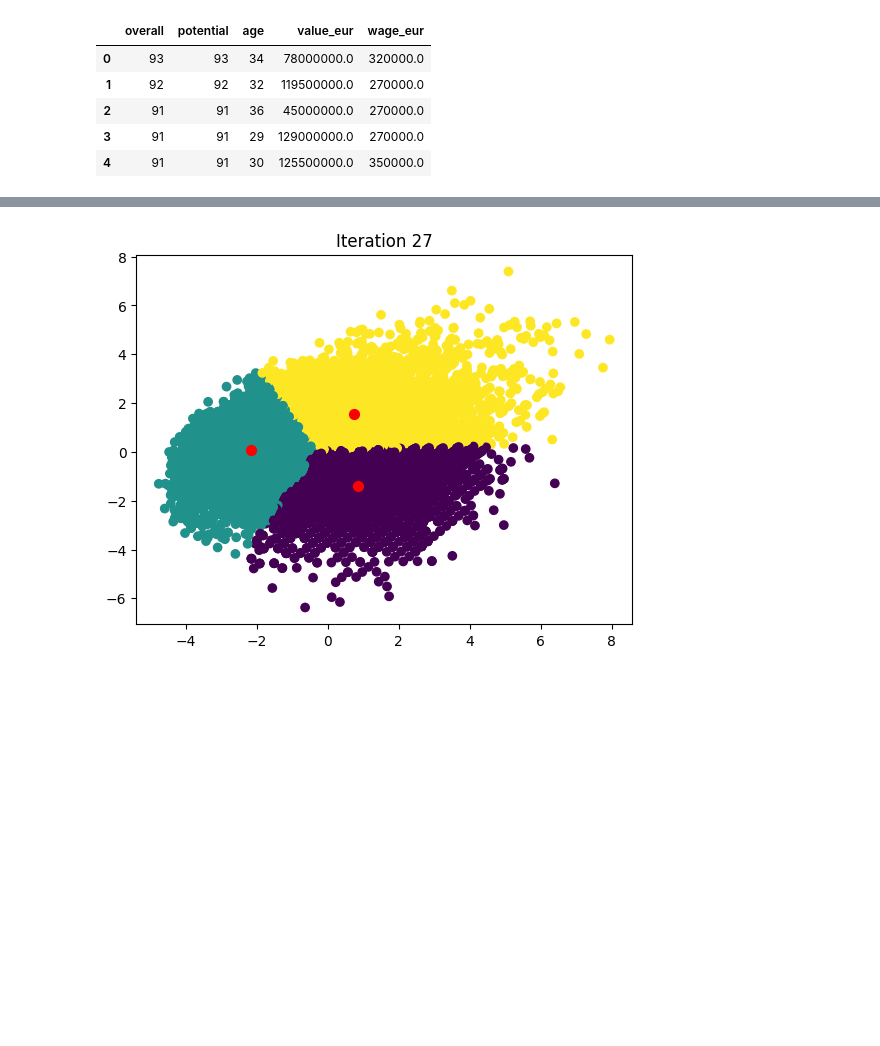
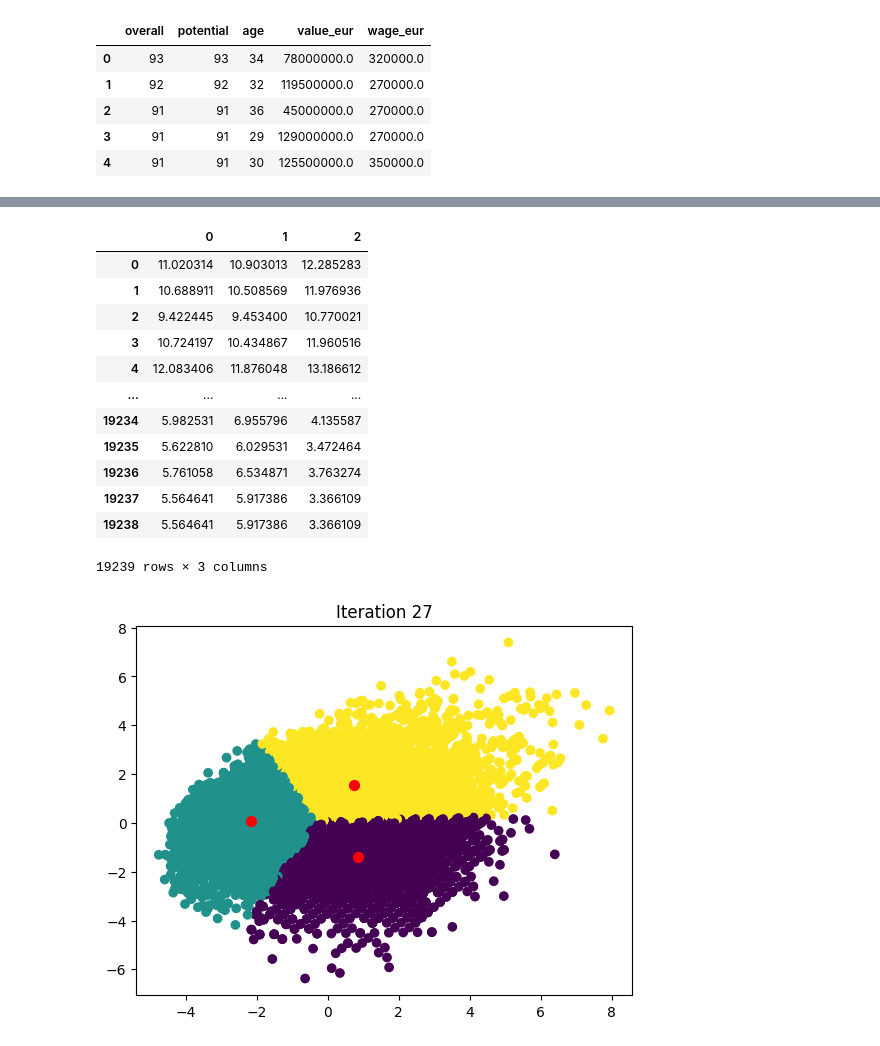
Before and after one commit to Shaik-Amaan-Ahmed/statistics, a Jupyter notebook: ml/k-means.ipynb, the cells around one changed output, grey strips where cells are left out. Drawn from its saved outputs; the diff is of its cells as text; code cells hidden in the pictures; blank space fills up the shorter version.

```diff
--- a/ml/k-means.ipynb
+++ b/ml/k-means.ipynb
@@ -60,6 +60,23 @@ centroids
 def get_labels(data,centroids):
     distances = centroids.apply(lambda x: np.sqrt(((data - x)**2).sum(axis = 1)))
     return distances.idxmin(axis=1)
+# %%
+distances = centroids.apply(lambda x: np.sqrt(((data - x)**2).sum(axis = 1)))
+distances
+# %% [output]
+|  | 0 | 1 | 2 |
+| 0 | 11.020314 | 10.903013 | 12.285283 |
+| 1 | 10.688911 | 10.508569 | 11.976936 |
+| 2 | 9.422445 | 9.453400 | 10.770021 |
+| 3 | 10.724197 | 10.434867 | 11.960516 |
+| 4 | 12.083406 | 11.876048 | 13.186612 |
+| ... | ... | ... | ... |
+| 19234 | 5.982531 | 6.955796 | 4.135587 |
+| 19235 | 5.622810 | 6.029531 | 3.472464 |
+| 19236 | 5.761058 | 6.534871 | 3.763274 |
+| 19237 | 5.564641 | 5.917386 | 3.366109 |
+| 19238 | 5.564641 | 5.917386 | 3.366109 |
+19239 rows × 3 columns
 # %%
 def get_new_centroids(data,labels):
     return data.groupby(labels).apply(lambda x : np.exp(np.log(x).mean())).T
```
Also changed, not shown: parts of 2 cells of this notebook, 1 other file.
